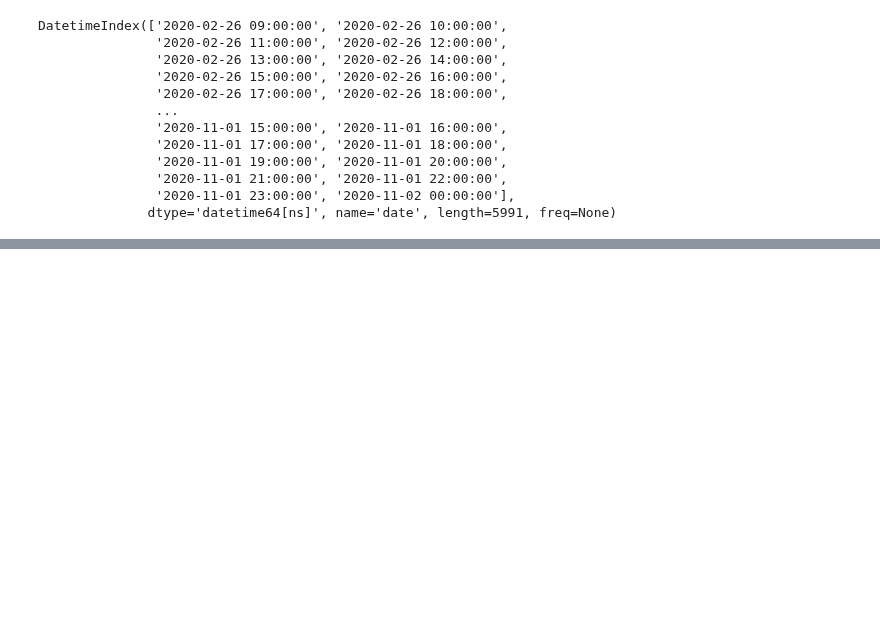
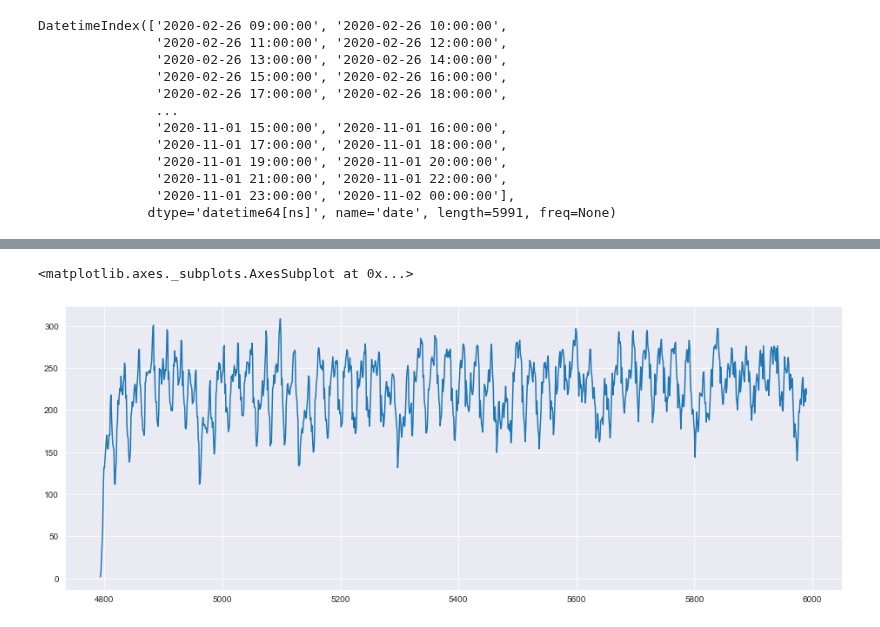
Before and after one commit to piekarsky/Short-Term-Electricity-Price-Forecasting-at-the-Polish-Day-Ahead-Market, a Jupyter notebook: electricity-price-forecasting-statistical-models.ipynb, the cells around one changed output, grey strips where cells are left out. Drawn from its saved outputs; the diff is of its cells as text; code cells hidden in the pictures; blank space fills up the shorter version.

```diff
--- a/electricity-price-forecasting-statistical-models.ipynb
+++ b/electricity-price-forecasting-statistical-models.ipynb
@@ -109,0 +121,5 @@ ax.set_ylabel('I fixing')
+# %%
+prediction_df['predict fixing I course'].plot()
+# %% [output]
+<matplotlib.axes._subplots.AxesSubplot at 0x...>
+[figure, added]
```
Also changed, not shown: parts of 15 cells of this notebook.
